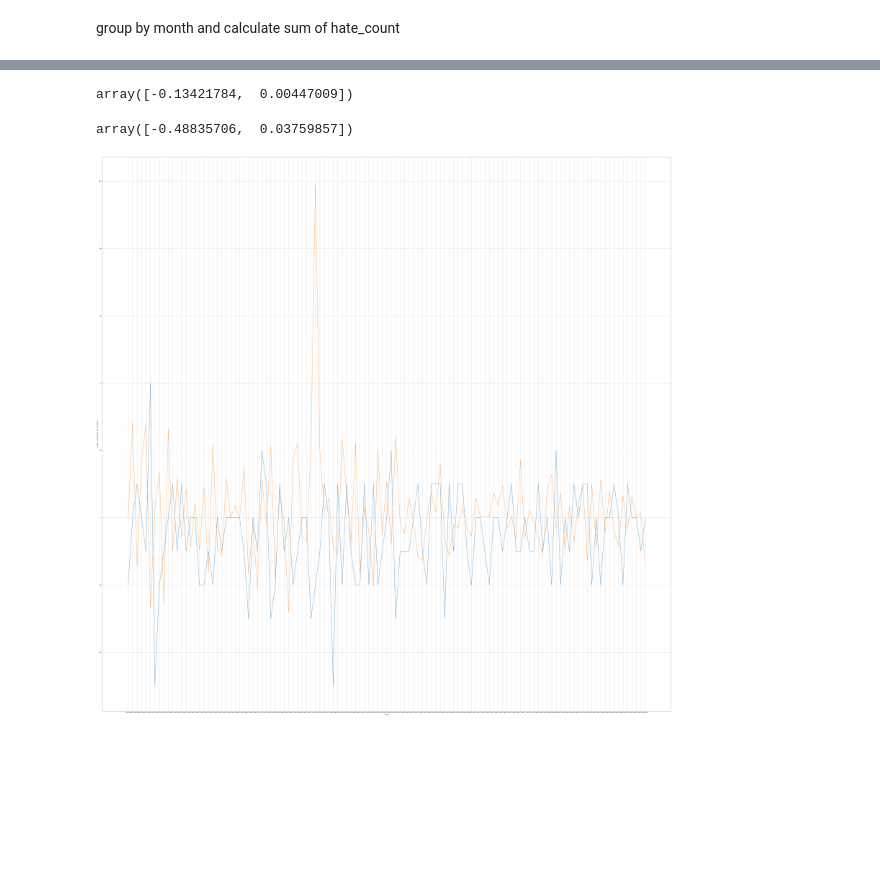
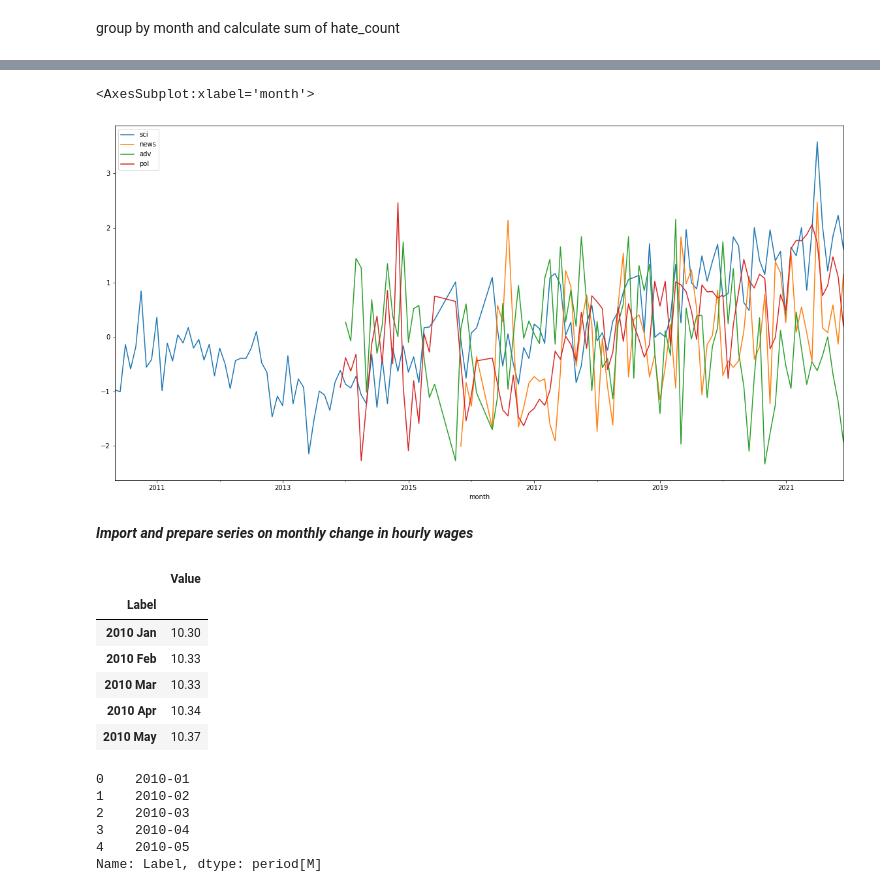
Before and after one commit to irenelopez42/4chanAnalysis, a Jupyter notebook: socioeconomics.ipynb, the cells around one changed output, grey strips where cells are left out. Saved outputs shown, nothing was run; the diff lists cells and outputs as text; code cells hidden in the pictures; blank space fills up the shorter version.

Commit message:
Figures for us indicators analysis

```diff
--- a/socioeconomics.ipynb
+++ b/socioeconomics.ipynb
@@ -64,0 +58,7 @@ hate_share_monthly = df.groupby("month").sum()["hate_count"] / df.groupby("month
+# %%
+hate_share_monthly = pd.DataFrame(index=sci_hate_share_monthly.index, columns=["sci","news","adv","pol"])
+hate_share_monthly.loc[sci_hate_share_monthly.index, "sci"] = sci_hate_share_monthly
+hate_share_monthly.loc[:,'news'] = news_hate_share_monthly
+hate_share_monthly.loc[:, "adv"] = adv_hate_share_monthly
+hate_share_monthly.loc[:, "pol"] = pol_hate_share_monthly
+hate_share_monthly.tail()
@@ -65,3 +75,8 @@ hate_share_monthly = df.groupby("month").sum()["hate_count"] / df.groupby("month
+# %%
+def standardize(data: pd.Series) -> pd.Series:
+    return (data - data.median()) / data.std()
+# %%
+hate_share_monthly = hate_share_monthly.apply(standardize,axis=0)
 # %%
 hate_share_monthly.head()
 # %% [output]
@@ -81,2 +89,0 @@ transform to index with base value 100
-# %%
-hate_share_monthly = 100 * (hate_share_monthly / hate_share_monthly.iloc[0])
@@ -244,5 +89,0 @@ us_combined.tail()
-# %%
-reg.fit(us_combined.iloc[:-2].to_numpy(), hate_share_monthly_change.iloc[2:].to_numpy())
-reg.coef_
-# %% [output]
-array([-0.13421784,  0.00447009])
@@ -251,20 +90,30 @@ us_combined_pre_covid = us_combined.iloc[:-22]
-# %%
-reg.fit(us_combined_pre_covid.iloc[:-2].to_numpy(), hate_share_monthly_change_pre_covid.iloc[2:].to_numpy())
-reg.coef_
-# %% [output]
-array([-0.48835706,  0.03759857])
-# %%
-fig, axs = plt.subplots(1, 1, figsize=(80,80))
-t = list(map(str,us_combined_pre_covid.index))
-s1 = us_combined_pre_covid.loc[:,"hourly_wages_change"]
-s2 = us_combined_pre_covid.loc[:,"unemployment_change"]
-s3 = hate_share_monthly_change_pre_covid
-plt.plot(t, s2, t, s3)
-#axs[0].set_xlim(0, 2)
-axs.set_xlabel('month')
-axs.set_ylabel('change in unemployment and hate speech')
-axs.grid(True)
-plt.show()
-fig.savefig("./Figures/change_unemployment_and_hate_speech.png", format="png")
-# %% [output]
-[figure, removed]
+# %%
+hate_share_monthly.plot.line(figsize=(20,10))
+# %% [output]
+<AxesSubplot:xlabel='month'>
+[figure, added]
+# %% [markdown]
+***Import and prepare series on monthly change in hourly wages***
+# %%
+us_hourly_wages = pd.read_csv("./usa_indicators/us_real_hourly_earnings_monthly.csv", index_col=3)
+us_hourly_wages = us_hourly_wages.drop(["Series ID","Year","Period"], axis=1)
+us_hourly_wages.head()
+# %% [output]
+|  | Value |
+| Label |  |
+| 2010 Jan | 10.30 |
+| 2010 Feb | 10.33 |
+| 2010 Mar | 10.33 |
+| 2010 Apr | 10.34 |
+| 2010 May | 10.37 |
+# %%
+new_index = pd.Series(us_hourly_wages.index)
+new_index = pd.to_datetime(new_index).dt.to_period("M")
+new_index.head()
+# %% [output]
+0    2010-01
+1    2010-02
+2    2010-03
+3    2010-04
+4    2010-05
+Name: Label, dtype: period[M]
```
Also changed, not shown: parts of 89 cells of this notebook, 6 other files.
